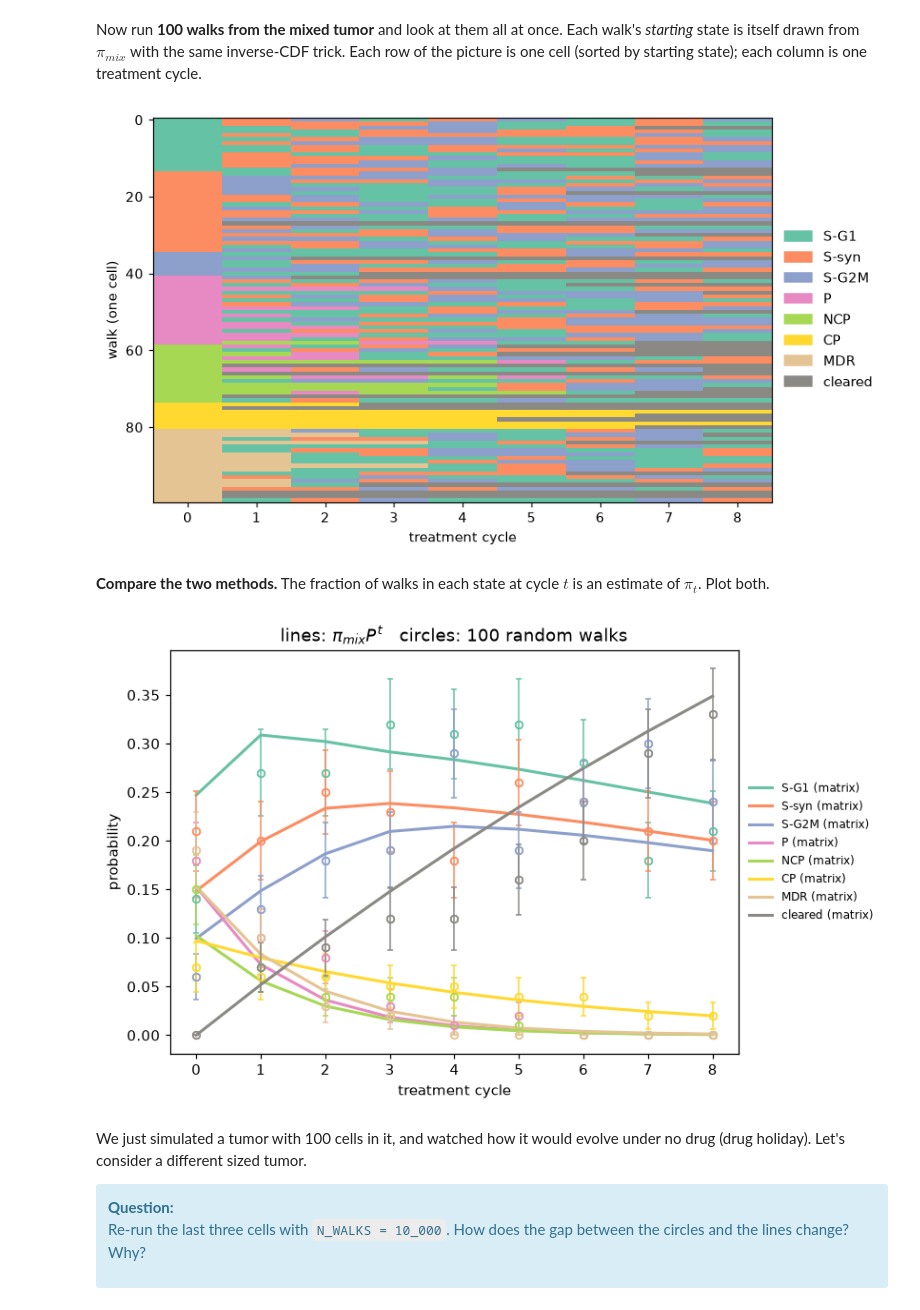
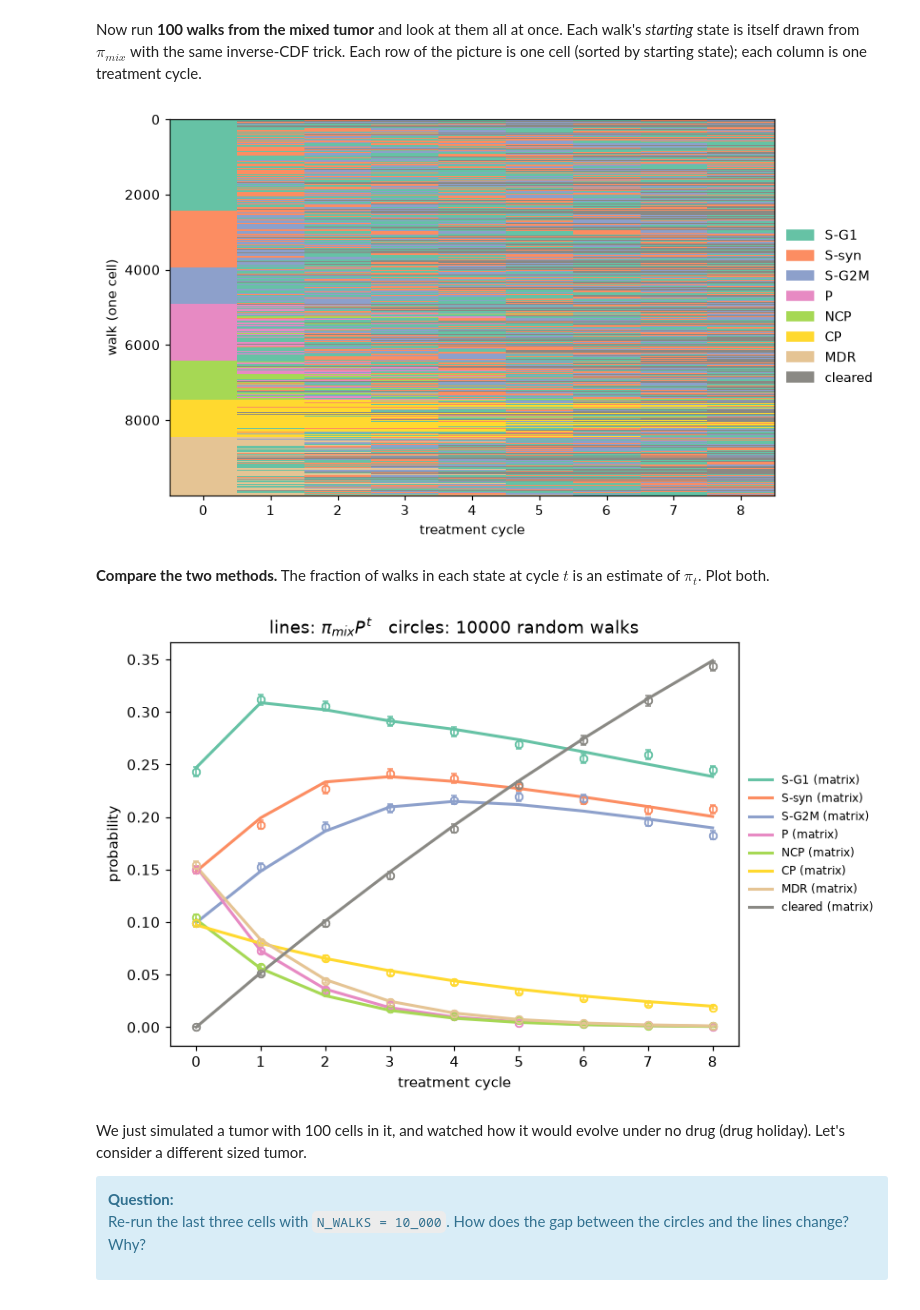
Before and after one commit to kaitlynNMcFadden/uu_markov, a Jupyter notebook: lab_2/Lab09_markov_chain_cells.ipynb, the cells around one changed output. Saved outputs shown, nothing was run; the diff lists cells and outputs as text; code cells hidden in the pictures.

```diff
--- a/lab_2/Lab09_markov_chain_cells.ipynb
+++ b/lab_2/Lab09_markov_chain_cells.ipynb
@@ -588,21 +742,21 @@ Each walk's *starting* state is itself drawn from $\pi_{mix}$ with the same
 inverse-CDF trick. Each row of the picture is one cell (sorted by starting
 state); each column is one treatment cycle.
 # %%
-N_WALKS = 100
+N_WALKS =  10_000 # 100
 starts = rng.choice(len(pi_mix), size=N_WALKS, p=pi_mix)
 walks = np.array([random_walk(int(s0), P, N_CYCLES, rng) for s0 in starts])
 walks = walks[np.argsort(walks[:, 0], kind="stable")]   # group rows by starting state
 
 from matplotlib.colors import ListedColormap
 fig, ax = plt.subplots(figsize=(8, 5))
 ax.imshow(walks, cmap=ListedColormap([STATE_COLORS[s] for s in OUTCOMES]),
           vmin=-0.5, vmax=len(OUTCOMES) - 0.5, aspect="auto", interpolation="nearest")
 ax.set_xlabel("treatment cycle"); ax.set_ylabel("walk (one cell)")
 handles = [plt.Rectangle((0, 0), 1, 1, color=STATE_COLORS[s]) for s in OUTCOMES]
 ax.legend(handles, OUTCOMES, loc="center left", bbox_to_anchor=(1, 0.5), frameon=False)
 plt.show()
 # %% [output]
-[figure, old version]
+[figure, new version]
 # %% [markdown]
 **Compare the two methods.** The fraction of walks in each state at cycle $t$
 is an estimate of $\pi_t$. Plot both.
@@ -626,7 +780,7 @@ ax.set_title(f"lines: $\\pi_{{mix}} P^t$   circles: {N_WALKS} random walks")
 ax.legend(loc="center left", bbox_to_anchor=(1, 0.5), frameon=False, fontsize=8)
 plt.show()
 # %% [output]
-[figure, old version]
+[figure, new version]
 # %% [markdown]
 We just simulated a tumor with 100 cells in it, and watched how it would evolve under no drug (drug holiday). Let's consider a different sized tumor.
 
```
Also changed, not shown: parts of 15 cells of this notebook.
